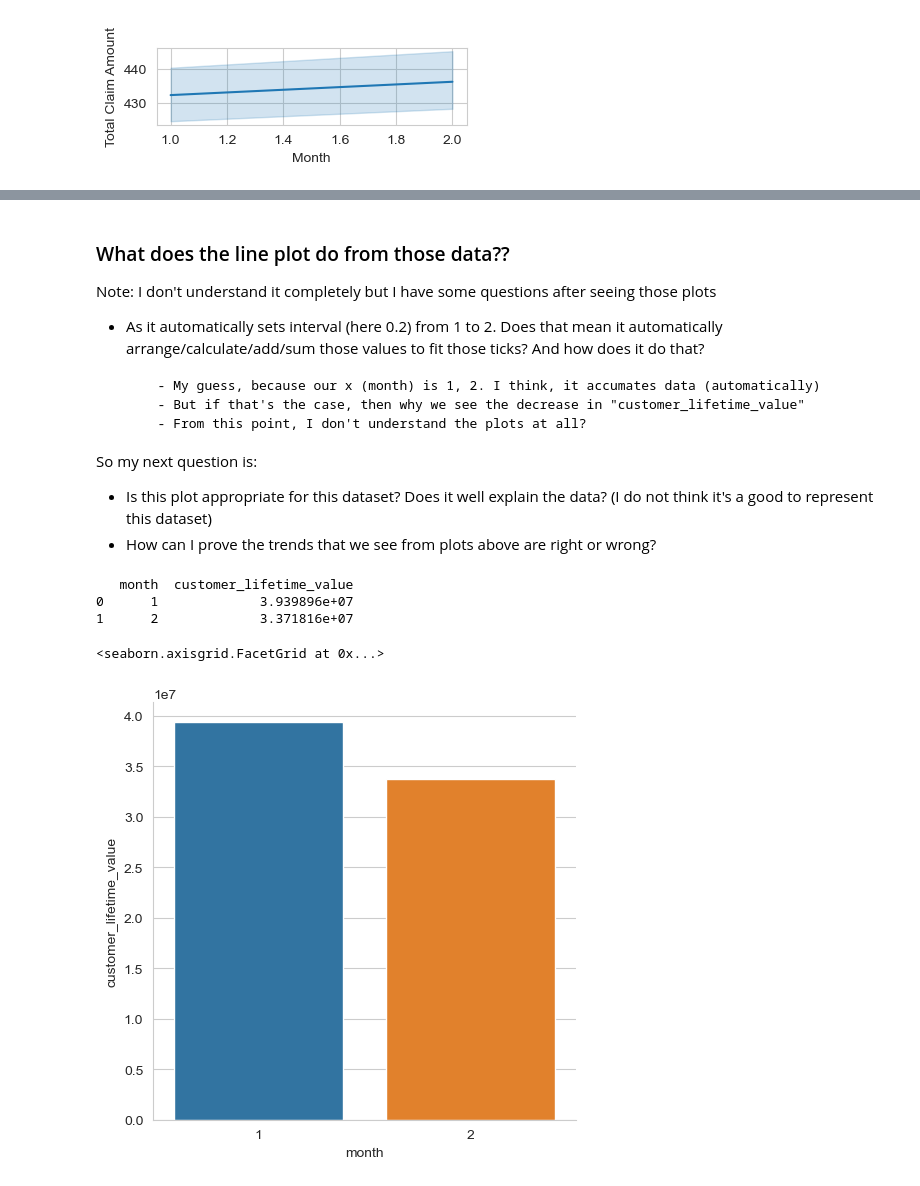
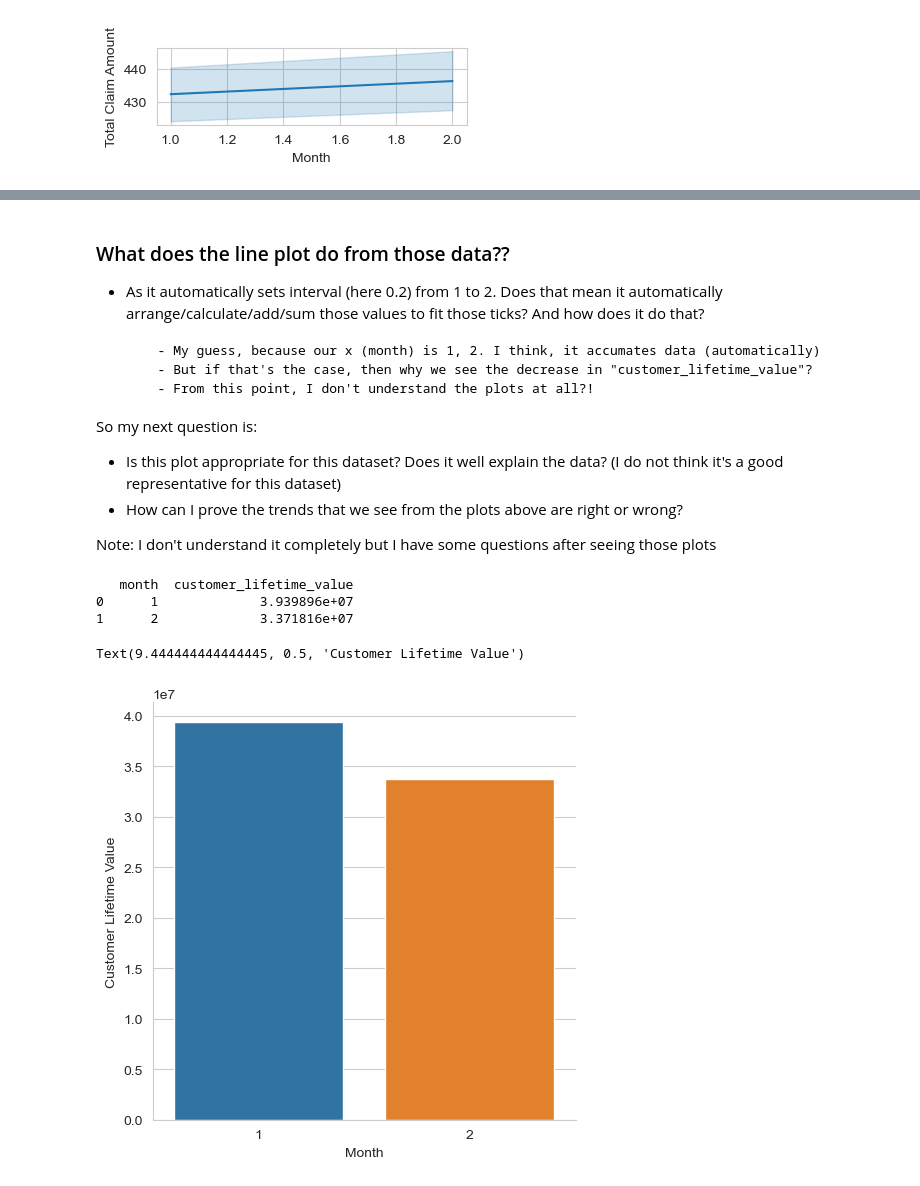
Before and after one commit to suphawadeeth/Data-Analytics-Ironhack, a Jupyter notebook: unit-4/lab-feature-extraction/lab-feature-extraction.ipynb, the cells around one changed output, grey strips where cells are left out. Drawn from its saved outputs; the diff is of its cells as text; code cells hidden in the pictures.

Commit message:
update note and comment

```diff
--- a/unit-4/lab-feature-extraction/lab-feature-extraction.ipynb
+++ b/unit-4/lab-feature-extraction/lab-feature-extraction.ipynb
@@ -389,30 +397,31 @@ Text(0, 0.5, 'Monthly Premium Auto')
 # %% [markdown]
 ### What does the line plot do from those data??
-
-
-Note: I don't understand it completely but I have some questions after seeing those plots
 
 - As it automatically sets interval (here 0.2) from 1 to 2. Does that mean it automatically arrange/calculate/add/sum those values to fit those ticks? And how does it do that?
 
         - My guess, because our x (month) is 1, 2. I think, it accumates data (automatically)
-        - But if that's the case, then why we see the decrease in "customer_lifetime_value"
-        - From this point, I don't understand the plots at all?
+        - But if that's the case, then why we see the decrease in "customer_lifetime_value"?
+        - From this point, I don't understand the plots at all?!
 
 
 So my next question is:
-- Is this plot appropriate for this dataset? Does it well explain the data? (I do not think it's a good to represent this dataset)
-- How can I prove the trends that we see from plots above are right or wrong?
+- Is this plot appropriate for this dataset? Does it well explain the data? (I do not think it's a good representative for this dataset)
+- How can I prove the trends that we see from the plots above are right or wrong?
+
+Note: I don't understand it completely but I have some questions after seeing those plots
 # %%
-# So here I try different approach >> sum up the value for each month & then plot again
+# So here I try different approach >> sum up the value for each month & then plot again (bar plot)
 
 
 lifetime_df = pd.DataFrame(customer_value.groupby(customer_value.month)['customer_lifetime_value'].sum()).reset_index()
 print(lifetime_df)
 
 sns.catplot(data=lifetime_df, kind='bar', x='month', y='customer_lifetime_value')
+plt.xlabel('Month')
+plt.ylabel('Customer Lifetime Value')
 # %% [output]
    month  customer_lifetime_value
 0      1             3.939896e+07
 1      2             3.371816e+07
-<seaborn.axisgrid.FacetGrid at 0x...>
+Text(9.444444444444445, 0.5, 'Customer Lifetime Value')
-[figure, old version]
+[figure, new version]
```
Also changed, not shown: parts of 9 cells of this notebook.
